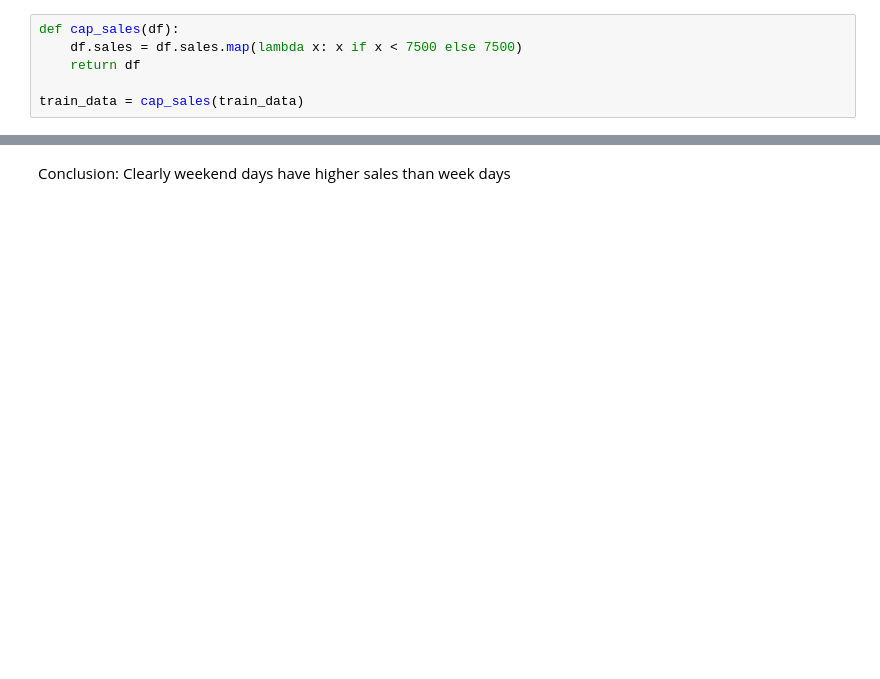
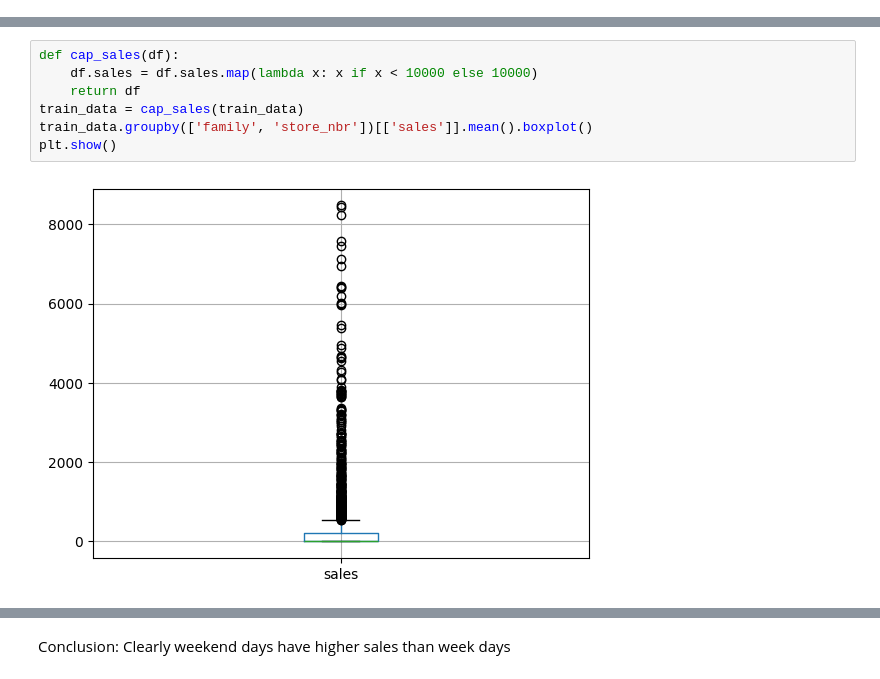
Before and after one commit to tomaszbk/time_series__sales_forecasting_ml, a Jupyter notebook: EDA.ipynb, the cells around one changed output, grey strips where cells are left out. Drawn from its saved outputs; the diff is of its cells as text; blank space fills up the shorter version.

```diff
--- a/EDA.ipynb
+++ b/EDA.ipynb
@@ -12,6 +0,0 @@ Index(['id', 'date', 'store_nbr', 'family', 'sales', 'onpromotion'], dtype='obje
-# %%
-def cap_sales(df):
-    df.sales = df.sales.map(lambda x: x if x < 7500 else 7500)
-    return df
-
-train_data = cap_sales(train_data)
@@ -145,0 +65,9 @@ df_with_dummies.groupby('day_of_week')['sales'].sum().plot(kind='bar')
+# %%
+def cap_sales(df):
+    df.sales = df.sales.map(lambda x: x if x < 10000 else 10000)
+    return df
+train_data = cap_sales(train_data)
+train_data.groupby(['family', 'store_nbr'])[['sales']].mean().boxplot()
+plt.show()
+# %% [output]
+[figure, added]
```
Also changed, not shown: parts of 57 cells of this notebook.
